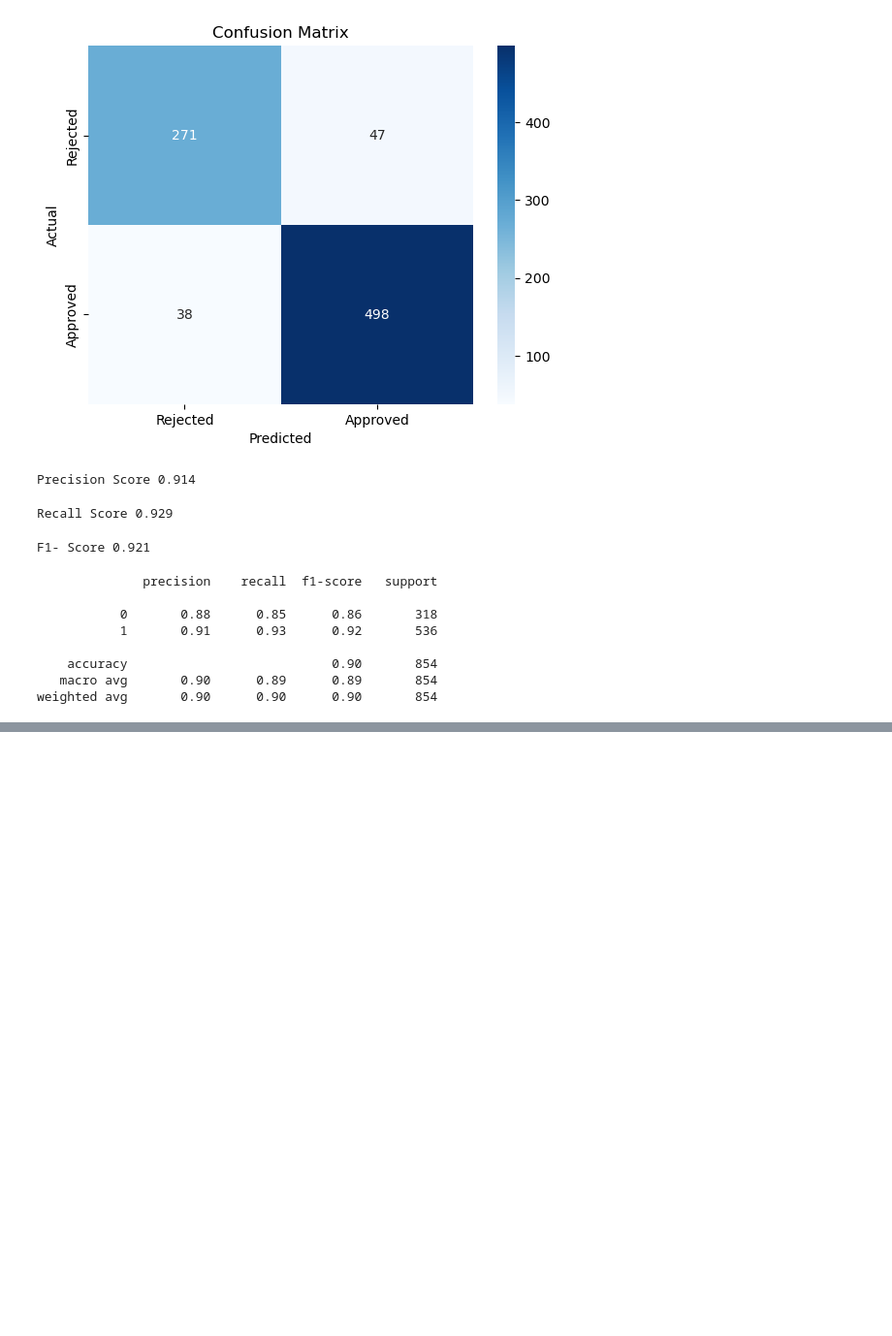
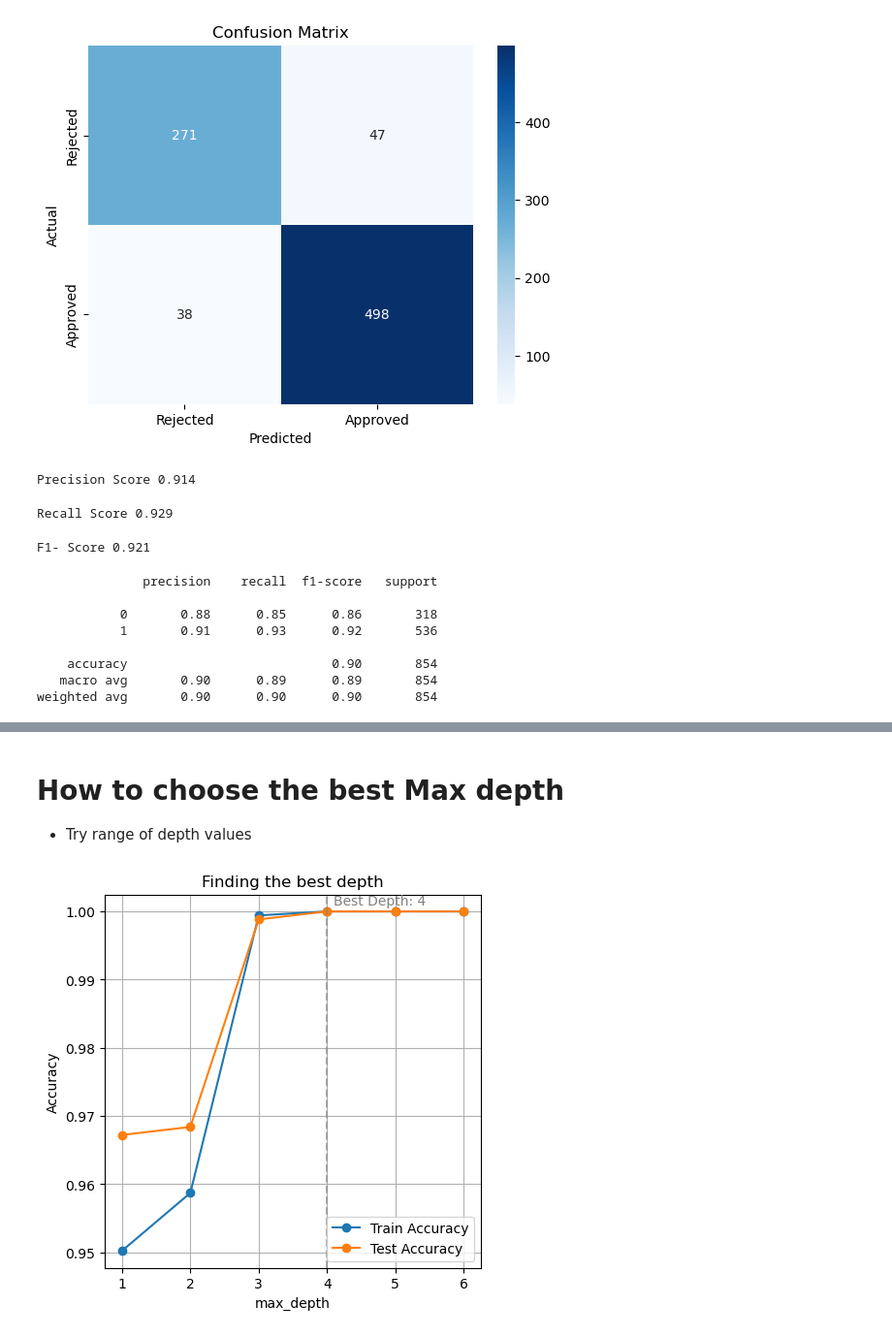
Before and after one commit to Snehil-Raut/Microsoft_AI_Engineering, a Jupyter notebook: Machine_Learning/Logistic_Regression_Decision_tree/loan_approval.ipynb, the cells around one changed output, grey strips where cells are left out. Shown at 97% size. Cells and saved outputs as stored; diff of their text form; code cells hidden in the pictures; blank space fills up the shorter version.

```diff
--- a/Machine_Learning/Logistic_Regression/loan_approval.ipynb
+++ b/Machine_Learning/Logistic_Regression_Decision_tree/loan_approval.ipynb
@@ -501,0 +653,31 @@ weighted avg       0.90      0.90      0.90       854
+# %% [markdown]
+# How to choose the best Max depth
+
+- Try range of depth values
+# %%
+depths = range(1,7)
+
+train_acc = []
+test_acc = []
+
+for d in depths:
+    t = DecisionTreeClassifier(max_depth=d, random_state=42).fit(X_train, y_train)
+    train_acc.append(t.score(X_train, y_train))
+    test_acc.append(t.score(X_test, y_test))
+
+plt.figure(figsize=(5,5))
+plt.plot(depths, train_acc, marker='o', label='Train Accuracy')
+plt.plot(depths, test_acc, marker='o', label='Test Accuracy')
+
+best_depth = list(depths)[int(np.argmax(test_acc))]  # get the best depth
+
+plt.axvline(best_depth, color='gray', linestyle='--', alpha=0.6)
+plt.text(best_depth + 0.1,1.001, f'Best Depth: {best_depth}',color='gray')
+plt.xlabel('max_depth')
+plt.ylabel('Accuracy')
+plt.title('Finding the best depth')
+plt.grid()
+plt.legend()
+plt.show()
+# %% [output]
+[figure, added]
```
Also changed, not shown: parts of 21 cells of this notebook.
